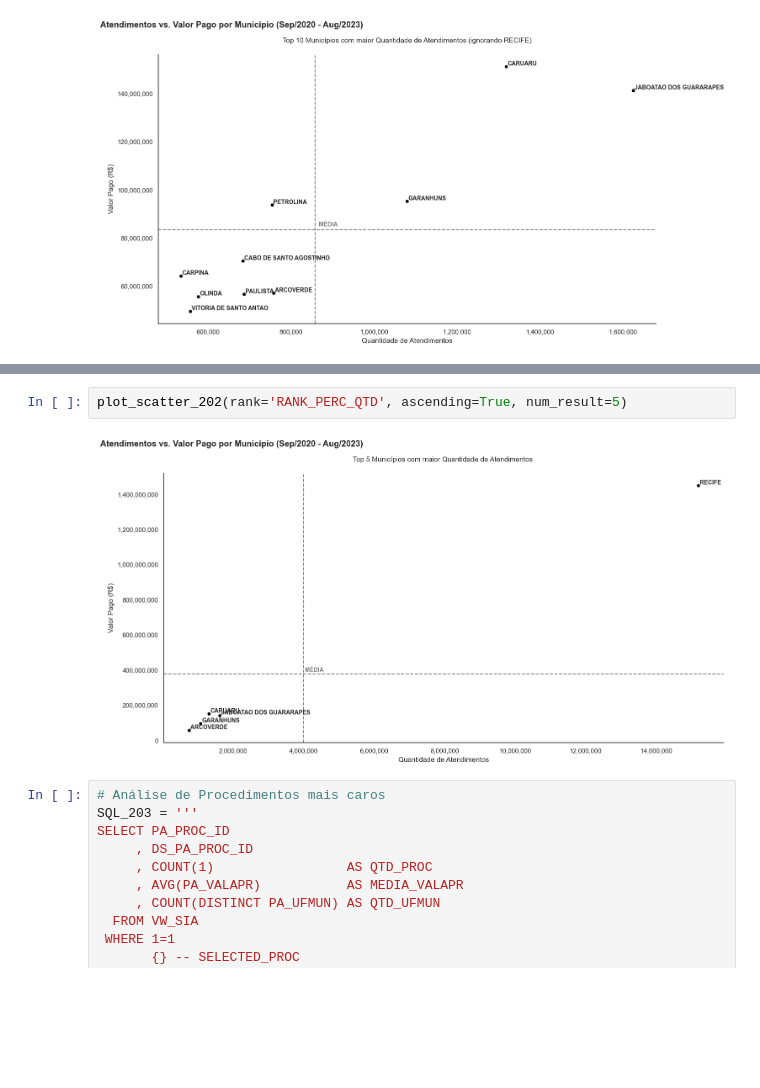
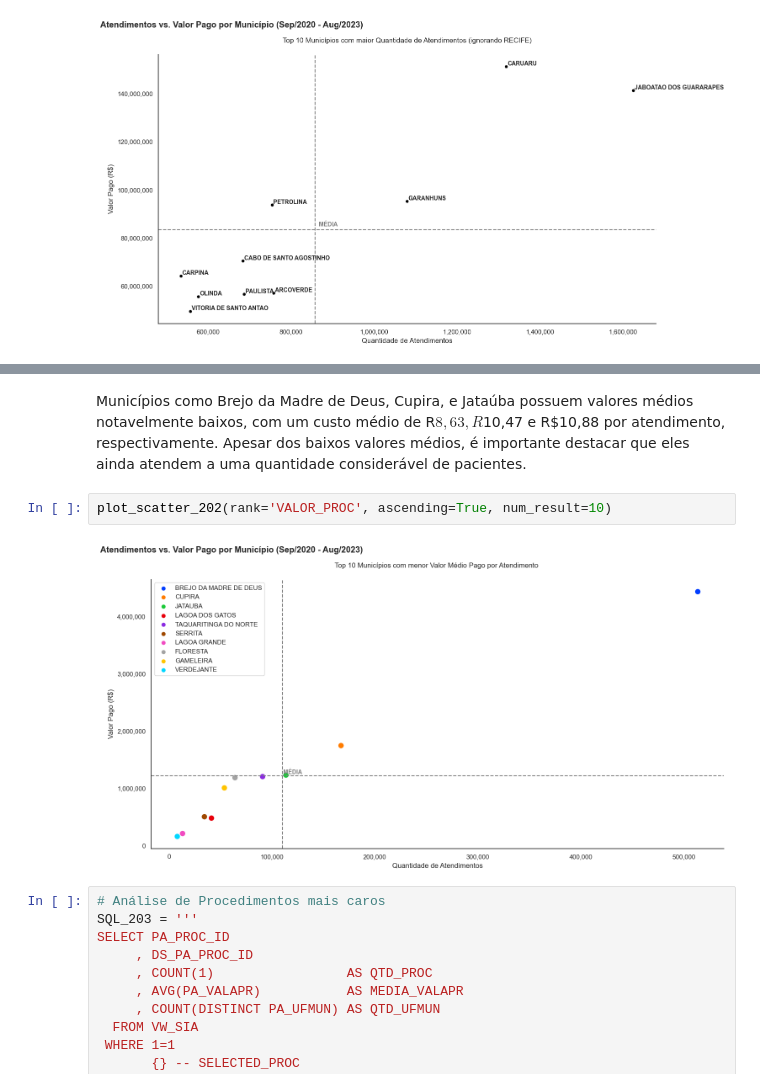
Before and after one commit to Vinicius-Luiz/etl_data_analisys_sia_python, a Jupyter notebook: 004_Data_Analysis.ipynb, the cells around one changed output, grey strips where cells are left out. Cells and saved outputs as stored; diff of their text form; blank space fills up the shorter version.

```diff
--- a/004_Data_Analysis.ipynb
+++ b/004_Data_Analysis.ipynb
@@ -636,7 +704,9 @@ plot_scatter_202(rank='RANK_PERC_QTD', ascending=True, num_result=10, ignore_ds_
+# %% [markdown]
+Municípios como Brejo da Madre de Deus, Cupira, e Jataúba possuem valores médios notavelmente baixos, com um custo médio de R$8,63, R$10,47 e R$10,88 por atendimento, respectivamente. Apesar dos baixos valores médios, é importante destacar que eles ainda atendem a uma quantidade considerável de pacientes.
 # %%
-plot_scatter_202(rank='RANK_PERC_QTD', ascending=True, num_result=5)
+plot_scatter_202(rank='VALOR_PROC', ascending=True, num_result=10)
 # %% [output]
-[figure, old version]
+[figure, new version]
 # %%
 # Análise de Procedimentos mais caros
 SQL_203 = '''
```
Also changed, not shown: parts of 30 cells of this notebook.
